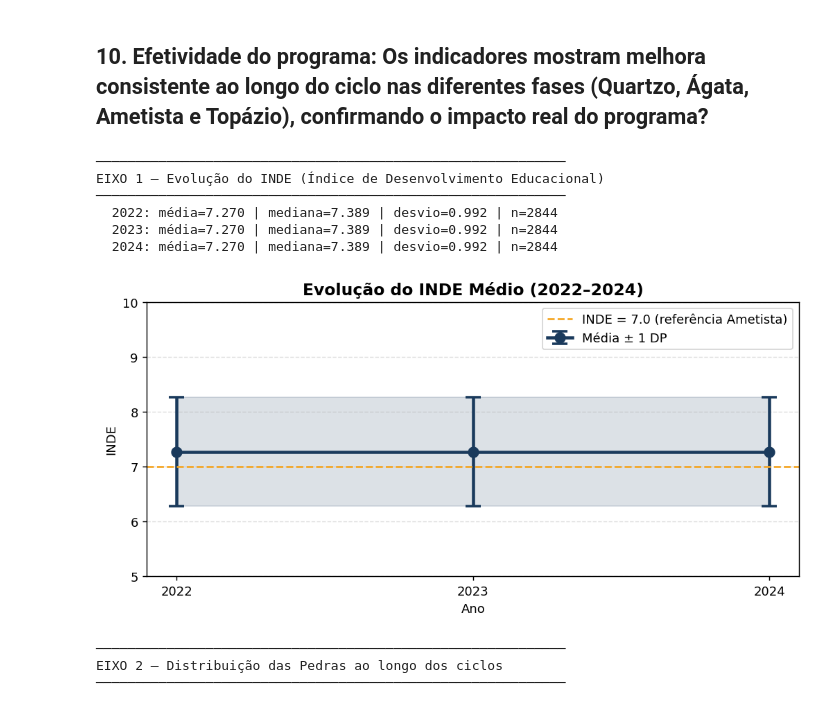
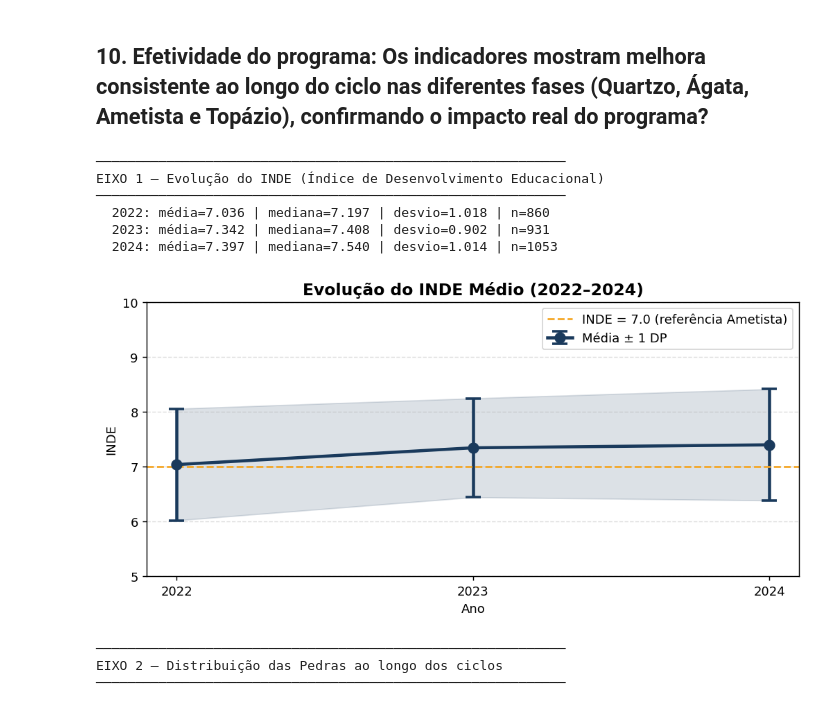
Before and after one commit to tiagoturra/fiap-datathon, a Jupyter notebook: Data Analysis.ipynb, the cells around one changed output. Cells and saved outputs as stored; diff of their text form; code cells hidden in the pictures.

```diff
--- a/Data Analysis.ipynb
+++ b/Data Analysis.ipynb
@@ -287,5 +284,3 @@ AttributeError: Can only use .str accessor with string values!
-# %%
-df_2023["fase"] = df_2023["fase"].apply(normalize_fase).astype("Int64")
 # %% [markdown]
 Limpeza da coluna `turma`
 # %%
@@ -418,7 +411,3 @@ Tratamento da coluna `fase`, de acordo com a base de 2022.
-# %%
-df_2024["fase"] = df_2024["fase"].str.replace(r"FASE", "", regex=True)
-# %%
-df_2024["fase"] = df_2024["fase"].apply(normalize_fase).astype("Int64")
 # %% [markdown]
 Tratamento da coluna `turma`
 # %%
@@ -546,0 +580,14 @@ df_combined.head()
+# %%
+#Quantidade de dados por Gênero
+plt.figure(figsize=(9,6))
+ax = sns.countplot(x='genero', hue='ano', data=df_combined, color='lightgreen')
+
+for container in ax.containers:
+    ax.bar_label(container)
+
+
+plt.ylabel('Quantidade de Alunos')
+plt.xlabel('Gênero')
+plt.title('Quantidade de Registros por Gênero nos Anos')
+
+plt.show()
@@ -2164,12 +2257,14 @@ Para mais detalhes da lógica de seleção do modelo, verifique o arquivo [`./ml
 # %% [markdown]
 ## 10. Efetividade do programa: Os indicadores mostram melhora consistente ao longo do ciclo nas diferentes fases (Quartzo, Ágata, Ametista e Topázio), confirmando o impacto real do programa?
 # %%
+#Ajustado
 print("─" * 60)
 print("EIXO 1 — Evolução do INDE (Índice de Desenvolvimento Educacional)")
 print("─" * 60)
 
 inde_summary = {}
-for ano, df in [(2022, df_combined), (2023, df_combined), (2024, df_combined)]:
+for ano in [2022, 2023, 2024]:
+    df = df_combined[df_combined["ano"] == ano]
     if "inde" in df.columns:
         inde_summary[ano] = {
             "media": df["inde"].mean(),
@@ -2184,37 +2279,37 @@ for ano, stats in inde_summary.items():
 
 # Plotar evolução do INDE
 if len(inde_summary) >= 2:
     anos   = list(inde_summary.keys())
     medias = [inde_summary[a]["media"] for a in anos]
     stds   = [inde_summary[a]["std"] for a in anos]
 
     fig, ax = plt.subplots(figsize=(8, 4))
     ax.errorbar(anos, medias, yerr=stds, fmt="o-", color="#1A3A5C",
                 linewidth=2.5, markersize=8, capsize=6, capthick=2,
                 label="Média ± 1 DP")
     ax.fill_between(anos,
                     [m - s for m, s in zip(medias, stds)],
                     [m + s for m, s in zip(medias, stds)],
                     alpha=0.15, color="#1A3A5C")
     ax.axhline(7.0, color="#F5A623", linestyle="--", linewidth=1.5,
                label="INDE = 7.0 (referência Ametista)")
     ax.set_title("Evolução do INDE Médio (2022–2024)", fontweight="bold", fontsize=13)
     ax.set_ylabel("INDE")
     ax.set_xlabel("Ano")
     ax.set_xticks(anos)
     ax.set_ylim(5, 10)
     ax.legend()
     ax.grid(axis="y", linestyle="--", alpha=0.4)
     plt.tight_layout()
     plt.show()
 # %% [output]
 ────────────────────────────────────────────────────────────
 EIXO 1 — Evolução do INDE (Índice de Desenvolvimento Educacional)
 ────────────────────────────────────────────────────────────
-  2022: média=7.270 | mediana=7.389 | desvio=0.992 | n=2844
-  2023: média=7.270 | mediana=7.389 | desvio=0.992 | n=2844
-  2024: média=7.270 | mediana=7.389 | desvio=0.992 | n=2844
+  2022: média=7.036 | mediana=7.197 | desvio=1.018 | n=860
+  2023: média=7.342 | mediana=7.408 | desvio=0.902 | n=931
+  2024: média=7.397 | mediana=7.540 | desvio=1.014 | n=1053
-[figure, old version]
+[figure, new version]
 # %%
 print("\n" + "─" * 60)
 print("EIXO 2 — Distribuição das Pedras ao longo dos ciclos")
```
Also changed, not shown: parts of 34 cells of this notebook, 7 other files.
